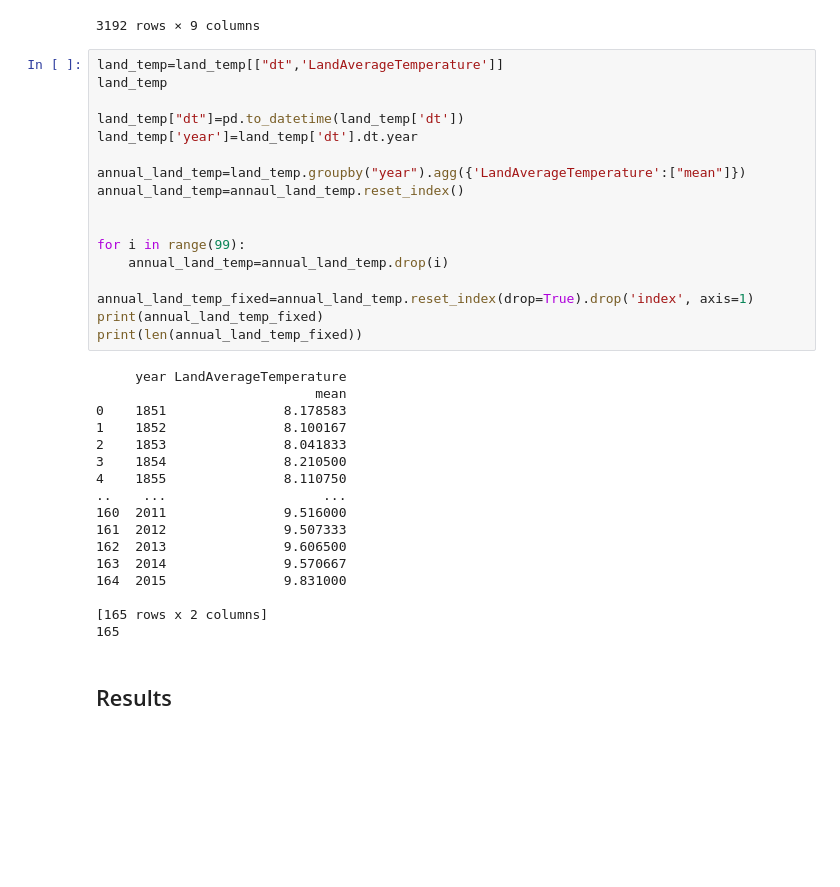
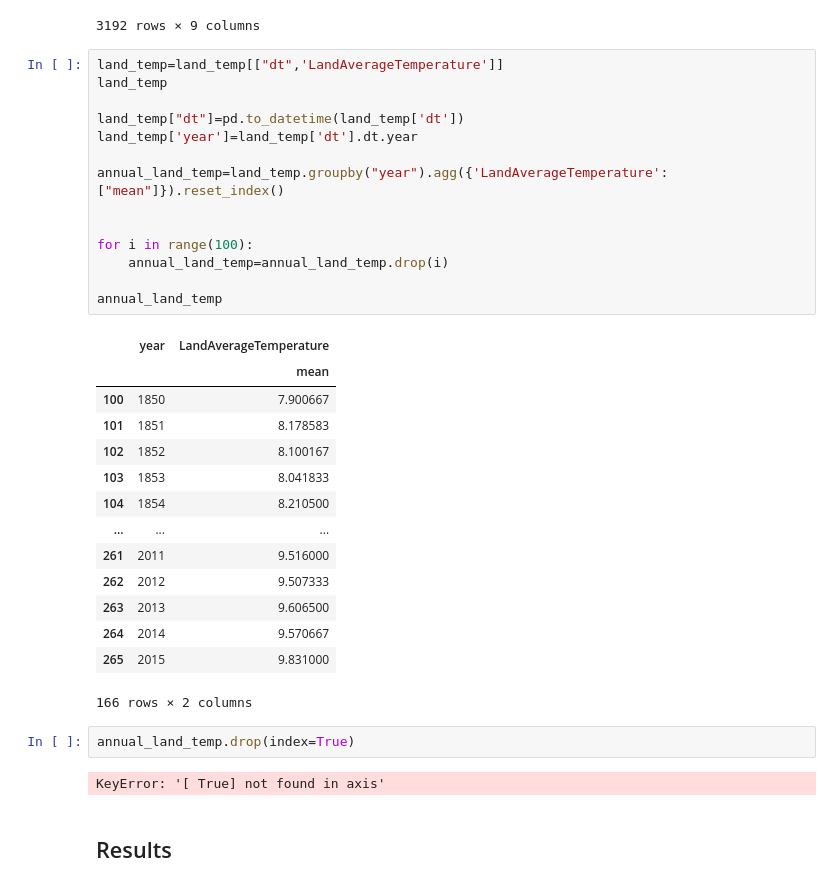
Before and after one commit to fuchenru/How-have-carbon-emissions-affected-climate-change-, a Jupyter notebook: CMSE 202 Final Project.ipynb, the cells around one changed output. Drawn from its saved outputs; the diff is of its cells as text; blank space fills up the shorter version.

```diff
--- a/CMSE 202 Final Project.ipynb
+++ b/CMSE 202 Final Project.ipynb
@@ -156,37 +173,36 @@ land_temp
 # %%
 land_temp=land_temp[["dt",'LandAverageTemperature']]
 land_temp
 
 land_temp["dt"]=pd.to_datetime(land_temp['dt'])
 land_temp['year']=land_temp['dt'].dt.year
 
-annual_land_temp=land_temp.groupby("year").agg({'LandAverageTemperature':["mean"]})
-annual_land_temp=annaul_land_temp.reset_index()
+annual_land_temp=land_temp.groupby("year").agg({'LandAverageTemperature':["mean"]}).reset_index()
 
 
-for i in range(99):
+for i in range(100):
     annual_land_temp=annual_land_temp.drop(i)
 
-annual_land_temp_fixed=annual_land_temp.reset_index(drop=True).drop('index', axis=1)
-print(annual_land_temp_fixed)
-print(len(annual_land_temp_fixed))
+annual_land_temp
 # %% [output]
+|  | year | LandAverageTemperature |
+|  |  | mean |
+| 100 | 1850 | 7.900667 |
+| 101 | 1851 | 8.178583 |
+| 102 | 1852 | 8.100167 |
+| 103 | 1853 | 8.041833 |
+| 104 | 1854 | 8.210500 |
+| ... | ... | ... |
+| 261 | 2011 | 9.516000 |
+| 262 | 2012 | 9.507333 |
+| 263 | 2013 | 9.606500 |
+| 264 | 2014 | 9.570667 |
+| 265 | 2015 | 9.831000 |
-     year LandAverageTemperature
-                            mean
-0    1851               8.178583
-1    1852               8.100167
-2    1853               8.041833
-3    1854               8.210500
-4    1855               8.110750
-..    ...                    ...
-160  2011               9.516000
-161  2012               9.507333
-162  2013               9.606500
-163  2014               9.570667
-164  2015               9.831000
-
-[165 rows x 2 columns]
-165
+166 rows × 2 columns
+# %%
+annual_land_temp.drop(index=True)
+# %% [output]
+KeyError: '[ True] not found in axis'
 # %% [markdown]
 ## Results
 # %% [markdown]
```
Also changed, not shown: parts of 5 cells of this notebook.
